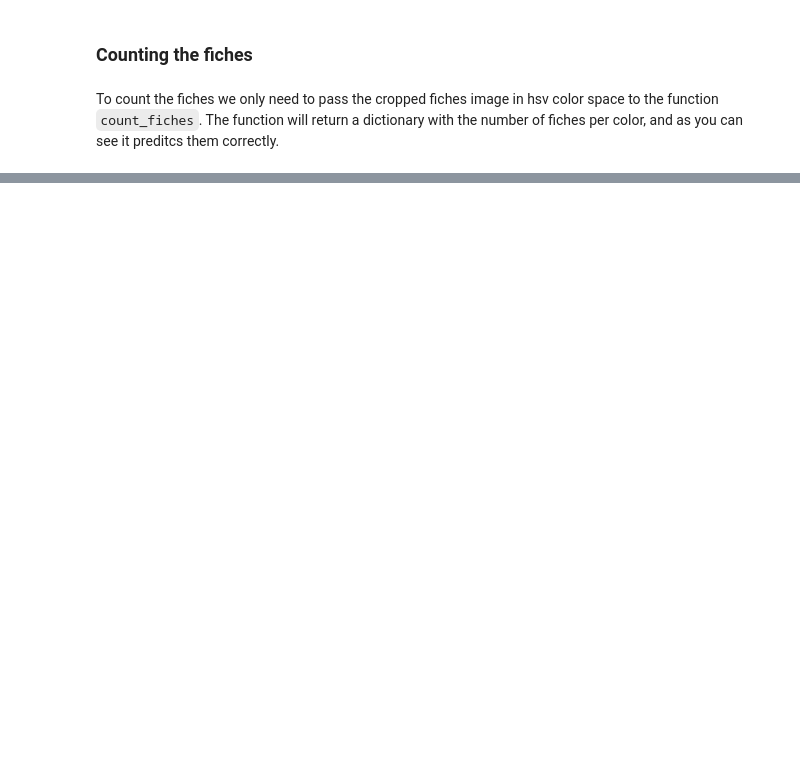
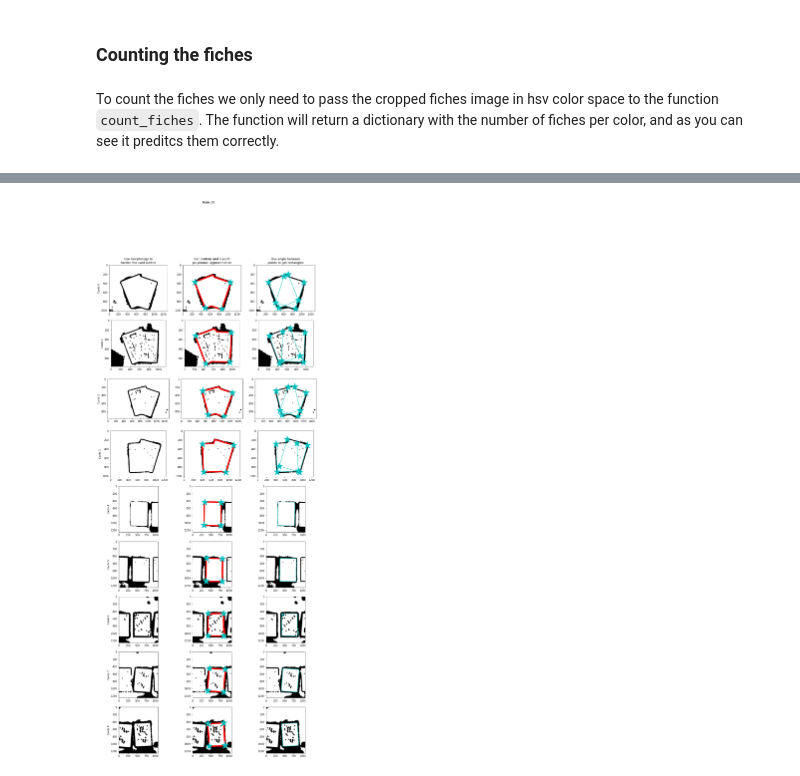
Before and after one commit to fraborg99/Iapr_final_project, a Jupyter notebook: functions_examples.ipynb, the cells around one changed output, grey strips where cells are left out. Saved outputs shown, nothing was run; the diff lists cells and outputs as text; code cells hidden in the pictures; blank space fills up the shorter version.

```diff
--- a/functions_examples.ipynb
+++ b/functions_examples.ipynb
@@ -126,0 +132,4 @@ count_fiches(fiches)
+# %%
+card_outlines = segment_cards(imgs, 'train_00', h_imgs, make_plot=True)
+# %% [output]
+[figure, added]
```
Also changed, not shown: parts of 8 cells of this notebook.
